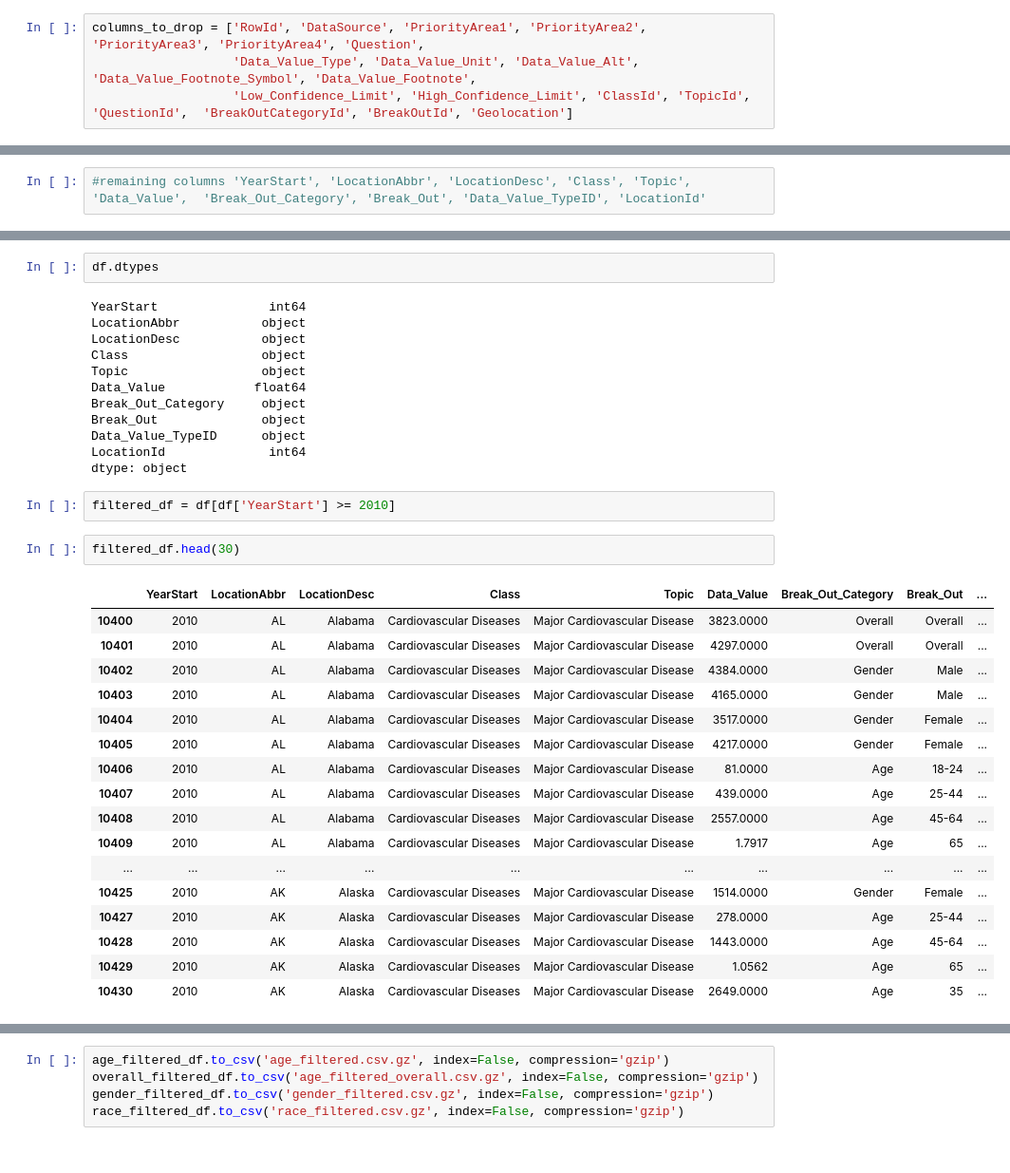
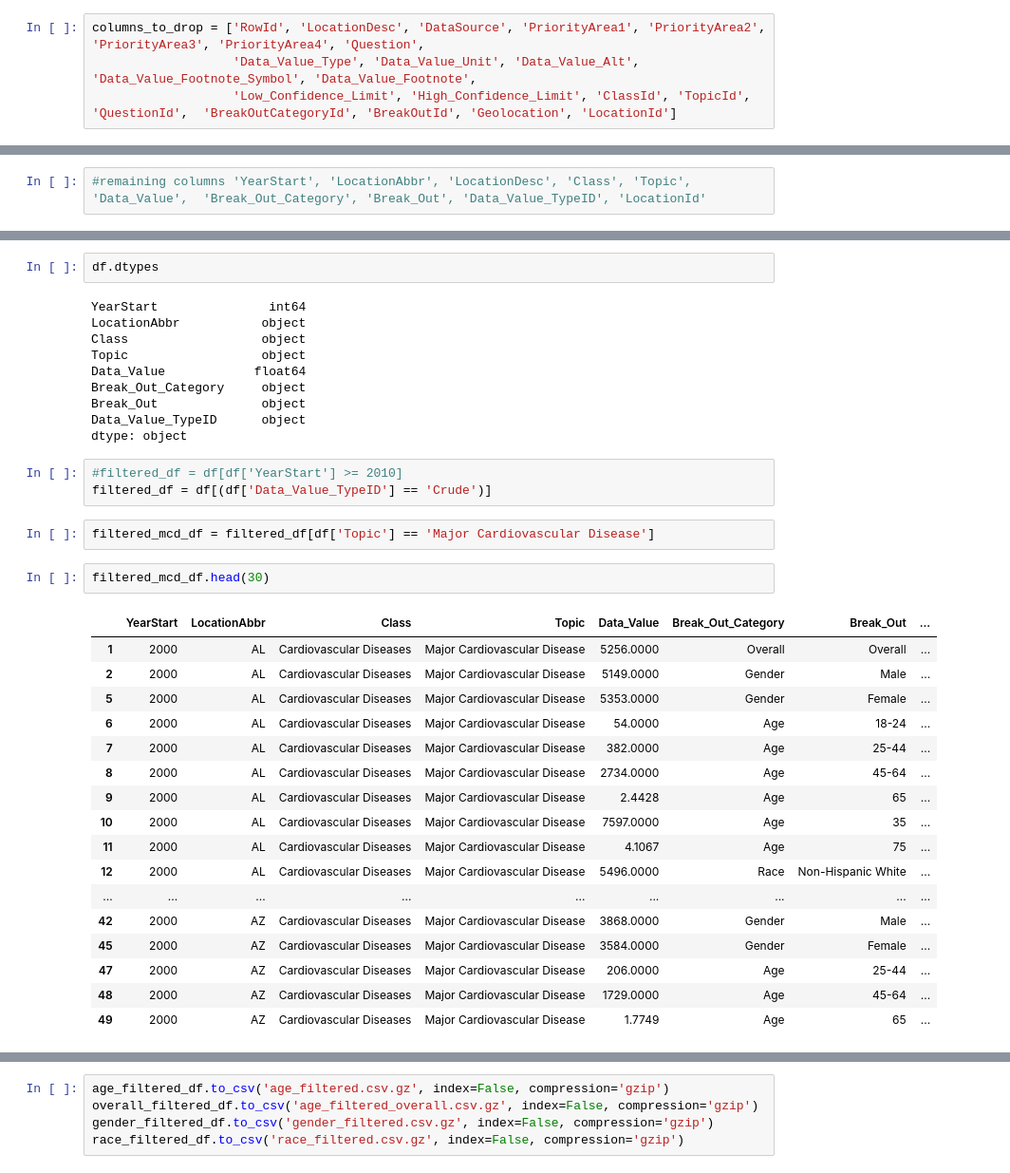
Before and after one commit to GrigoriyIsayev/group_5_challenge_2_cardio, a Jupyter notebook: Cardio_disease Nadia.ipynb, the cells around one changed output, grey strips where cells are left out. Shown: that part at 95% size. Cells and saved outputs as stored; diff of their text form.

```diff
--- a/Cardio_disease Nadia.ipynb
+++ b/Cardio_disease Nadia.ipynb
@@ -263,9 +274,9 @@ Index(['RowId', 'YearStart', 'LocationAbbr', 'LocationDesc', 'DataSource',
 # %%
 df.to_csv('original_dataset_backup.csv', index=False)
 # %%
-columns_to_drop = ['RowId', 'DataSource', 'PriorityArea1', 'PriorityArea2', 'PriorityArea3', 'PriorityArea4', 'Question',
+columns_to_drop = ['RowId', 'LocationDesc', 'DataSource', 'PriorityArea1', 'PriorityArea2', 'PriorityArea3', 'PriorityArea4', 'Question',
                    'Data_Value_Type', 'Data_Value_Unit', 'Data_Value_Alt', 'Data_Value_Footnote_Symbol', 'Data_Value_Footnote',
-                   'Low_Confidence_Limit', 'High_Confidence_Limit', 'ClassId', 'TopicId', 'QuestionId',  'BreakOutCategoryId', 'BreakOutId', 'Geolocation']
+                   'Low_Confidence_Limit', 'High_Confidence_Limit', 'ClassId', 'TopicId', 'QuestionId',  'BreakOutCategoryId', 'BreakOutId', 'Geolocation', 'LocationId']
 # %%
 df = df.drop(columns=columns_to_drop)
 # %%
@@ -322,34 +330,35 @@ df.dtypes
 # %% [output]
 YearStart               int64
 LocationAbbr           object
-LocationDesc           object
 Class                  object
 Topic                  object
 Data_Value            float64
 Break_Out_Category     object
 Break_Out              object
 Data_Value_TypeID      object
-LocationId              int64
 dtype: object
 # %%
-filtered_df = df[df['YearStart'] >= 2010]
+#filtered_df = df[df['YearStart'] >= 2010]
+filtered_df = df[(df['Data_Value_TypeID'] == 'Crude')]
+# %%
+filtered_mcd_df = filtered_df[df['Topic'] == 'Major Cardiovascular Disease']
 # %%
-filtered_df.head(30)
+filtered_mcd_df.head(30)
 # %% [output]
-|  | YearStart | LocationAbbr | LocationDesc | Class | Topic | Data_Value | Break_Out_Category | Break_Out | ... |
-| 10400 | 2010 | AL | Alabama | Cardiovascular Diseases | Major Cardiovascular Disease | 3823.0000 | Overall | Overall | ... |
-| 10401 | 2010 | AL | Alabama | Cardiovascular Diseases | Major Cardiovascular Disease | 4297.0000 | Overall | Overall | ... |
-| 10402 | 2010 | AL | Alabama | Cardiovascular Diseases | Major Cardiovascular Disease | 4384.0000 | Gender | Male | ... |
-| 10403 | 2010 | AL | Alabama | Cardiovascular Diseases | Major Cardiovascular Disease | 4165.0000 | Gender | Male | ... |
-| 10404 | 2010 | AL | Alabama | Cardiovascular Diseases | Major Cardiovascular Disease | 3517.0000 | Gender | Female | ... |
-| 10405 | 2010 | AL | Alabama | Cardiovascular Diseases | Major Cardiovascular Disease | 4217.0000 | Gender | Female | ... |
-| 10406 | 2010 | AL | Alabama | Cardiovascular Diseases | Major Cardiovascular Disease | 81.0000 | Age | 18-24 | ... |
-| 10407 | 2010 | AL | Alabama | Cardiovascular Diseases | Major Cardiovascular Disease | 439.0000 | Age | 25-44 | ... |
-| 10408 | 2010 | AL | Alabama | Cardiovascular Diseases | Major Cardiovascular Disease | 2557.0000 | Age | 45-64 | ... |
-| 10409 | 2010 | AL | Alabama | Cardiovascular Diseases | Major Cardiovascular Disease | 1.7917 | Age | 65 | ... |
-| ... | ... | ... | ... | ... | ... | ... | ... | ... | ... |
-| 10425 | 2010 | AK | Alaska | Cardiovascular Diseases | Major Cardiovascular Disease | 1514.0000 | Gender | Female | ... |
-| 10427 | 2010 | AK | Alaska | Cardiovascular Diseases | Major Cardiovascular Disease | 278.0000 | Age | 25-44 | ... |
-| 10428 | 2010 | AK | Alaska | Cardiovascular Diseases | Major Cardiovascular Disease | 1443.0000 | Age | 45-64 | ... |
-| 10429 | 2010 | AK | Alaska | Cardiovascular Diseases | Major Cardiovascular Disease | 1.0562 | Age | 65 | ... |
-| 10430 | 2010 | AK | Alaska | Cardiovascular Diseases | Major Cardiovascular Disease | 2649.0000 | Age | 35 | ... |
+|  | YearStart | LocationAbbr | Class | Topic | Data_Value | Break_Out_Category | Break_Out | ... |
+| 1 | 2000 | AL | Cardiovascular Diseases | Major Cardiovascular Disease | 5256.0000 | Overall | Overall | ... |
+| 2 | 2000 | AL | Cardiovascular Diseases | Major Cardiovascular Disease | 5149.0000 | Gender | Male | ... |
+| 5 | 2000 | AL | Cardiovascular Diseases | Major Cardiovascular Disease | 5353.0000 | Gender | Female | ... |
+| 6 | 2000 | AL | Cardiovascular Diseases | Major Cardiovascular Disease | 54.0000 | Age | 18-24 | ... |
+| 7 | 2000 | AL | Cardiovascular Diseases | Major Cardiovascular Disease | 382.0000 | Age | 25-44 | ... |
+| 8 | 2000 | AL | Cardiovascular Diseases | Major Cardiovascular Disease | 2734.0000 | Age | 45-64 | ... |
+| 9 | 2000 | AL | Cardiovascular Diseases | Major Cardiovascular Disease | 2.4428 | Age | 65 | ... |
+| 10 | 2000 | AL | Cardiovascular Diseases | Major Cardiovascular Disease | 7597.0000 | Age | 35 | ... |
+| 11 | 2000 | AL | Cardiovascular Diseases | Major Cardiovascular Disease | 4.1067 | Age | 75 | ... |
+| 12 | 2000 | AL | Cardiovascular Diseases | Major Cardiovascular Disease | 5496.0000 | Race | Non-Hispanic White | ... |
+| ... | ... | ... | ... | ... | ... | ... | ... | ... |
+| 42 | 2000 | AZ | Cardiovascular Diseases | Major Cardiovascular Disease | 3868.0000 | Gender | Male | ... |
+| 45 | 2000 | AZ | Cardiovascular Diseases | Major Cardiovascular Disease | 3584.0000 | Gender | Female | ... |
+| 47 | 2000 | AZ | Cardiovascular Diseases | Major Cardiovascular Disease | 206.0000 | Age | 25-44 | ... |
+| 48 | 2000 | AZ | Cardiovascular Diseases | Major Cardiovascular Disease | 1729.0000 | Age | 45-64 | ... |
+| 49 | 2000 | AZ | Cardiovascular Diseases | Major Cardiovascular Disease | 1.7749 | Age | 65 | ... |
```
Also changed, not shown: parts of 17 cells of this notebook, 9 other files.
